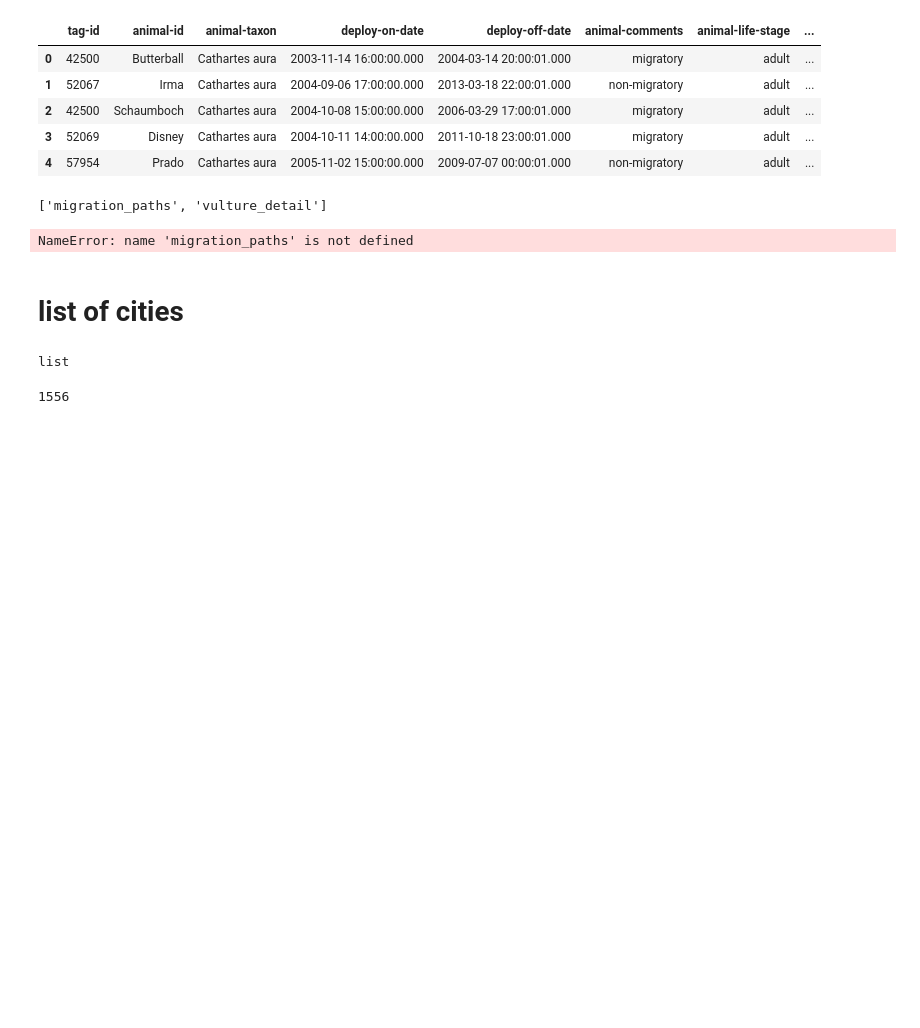
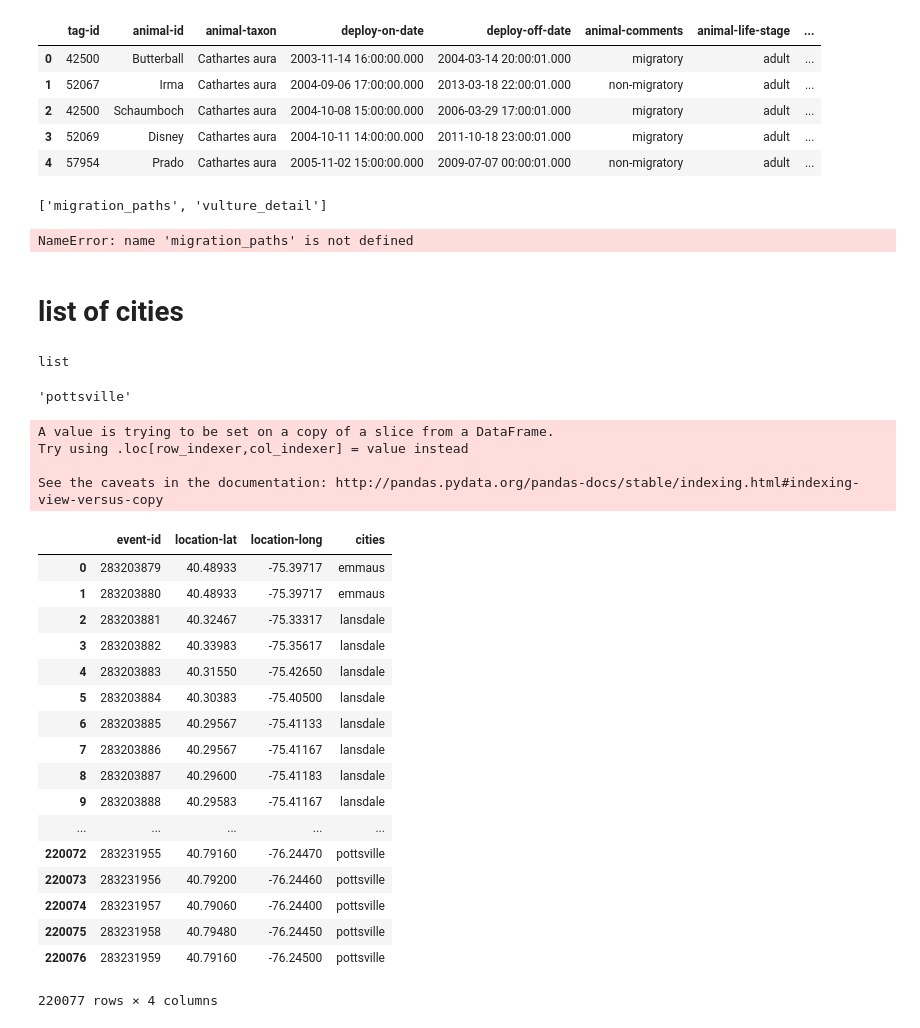
Before and after one commit to sunshineaqu/Turkey-Vulture-Migration, a Jupyter notebook: vulture_etl_cities.ipynb, the cells around one changed output. Drawn from its saved outputs; the diff is of its cells as text; code cells hidden in the pictures; blank space fills up the shorter version.

Commit message:
cities df added

```diff
--- a/vulture_etl_cities.ipynb
+++ b/vulture_etl_cities.ipynb
@@ -240,21 +246,41 @@ list
 lat_lngs = []
 cities = []
 # %%
-
-
 lat_lngs = zip(lats, lngs)
 
 # Identify nearest city for each lat, lng combination
 for lat_lng in lat_lngs:
     city = citipy.nearest_city(lat_lng[0], lat_lng[1]).city_name
-
-    # If the city is unique, then add it to a our cities list
-    if city not in cities:
-        cities.append(city)
-
-
-# Print the city count to confirm sufficient count
-cities_list=list(cities)
-len(cities)
+    cities.append(city)
-# %% [output]
-1556
+# %%
+len(cities)
+cities[-1]
+# %% [output]
+'pottsville'
+# %%
+cities_df = new_vulture_data_df[['event-id', 'location-lat', 'location-long']]
+cities_df["cities"] = pd.DataFrame({"cities" : cities})
+cities_df[['event-id', 'location-lat', 'location-long', 'cities']]
+# %% [output]
+A value is trying to be set on a copy of a slice from a DataFrame.
+Try using .loc[row_indexer,col_indexer] = value instead
+
+See the caveats in the documentation: http://pandas.pydata.org/pandas-docs/stable/indexing.html#indexing-view-versus-copy
+|  | event-id | location-lat | location-long | cities |
+| 0 | 283203879 | 40.48933 | -75.39717 | emmaus |
+| 1 | 283203880 | 40.48933 | -75.39717 | emmaus |
+| 2 | 283203881 | 40.32467 | -75.33317 | lansdale |
+| 3 | 283203882 | 40.33983 | -75.35617 | lansdale |
+| 4 | 283203883 | 40.31550 | -75.42650 | lansdale |
+| 5 | 283203884 | 40.30383 | -75.40500 | lansdale |
+| 6 | 283203885 | 40.29567 | -75.41133 | lansdale |
+| 7 | 283203886 | 40.29567 | -75.41167 | lansdale |
+| 8 | 283203887 | 40.29600 | -75.41183 | lansdale |
+| 9 | 283203888 | 40.29583 | -75.41167 | lansdale |
+| ... | ... | ... | ... | ... |
+| 220072 | 283231955 | 40.79160 | -76.24470 | pottsville |
+| 220073 | 283231956 | 40.79200 | -76.24460 | pottsville |
+| 220074 | 283231957 | 40.79060 | -76.24400 | pottsville |
+| 220075 | 283231958 | 40.79480 | -76.24450 | pottsville |
+| 220076 | 283231959 | 40.79160 | -76.24500 | pottsville |
+220077 rows × 4 columns
```
Also changed, not shown: parts of 9 cells of this notebook.
